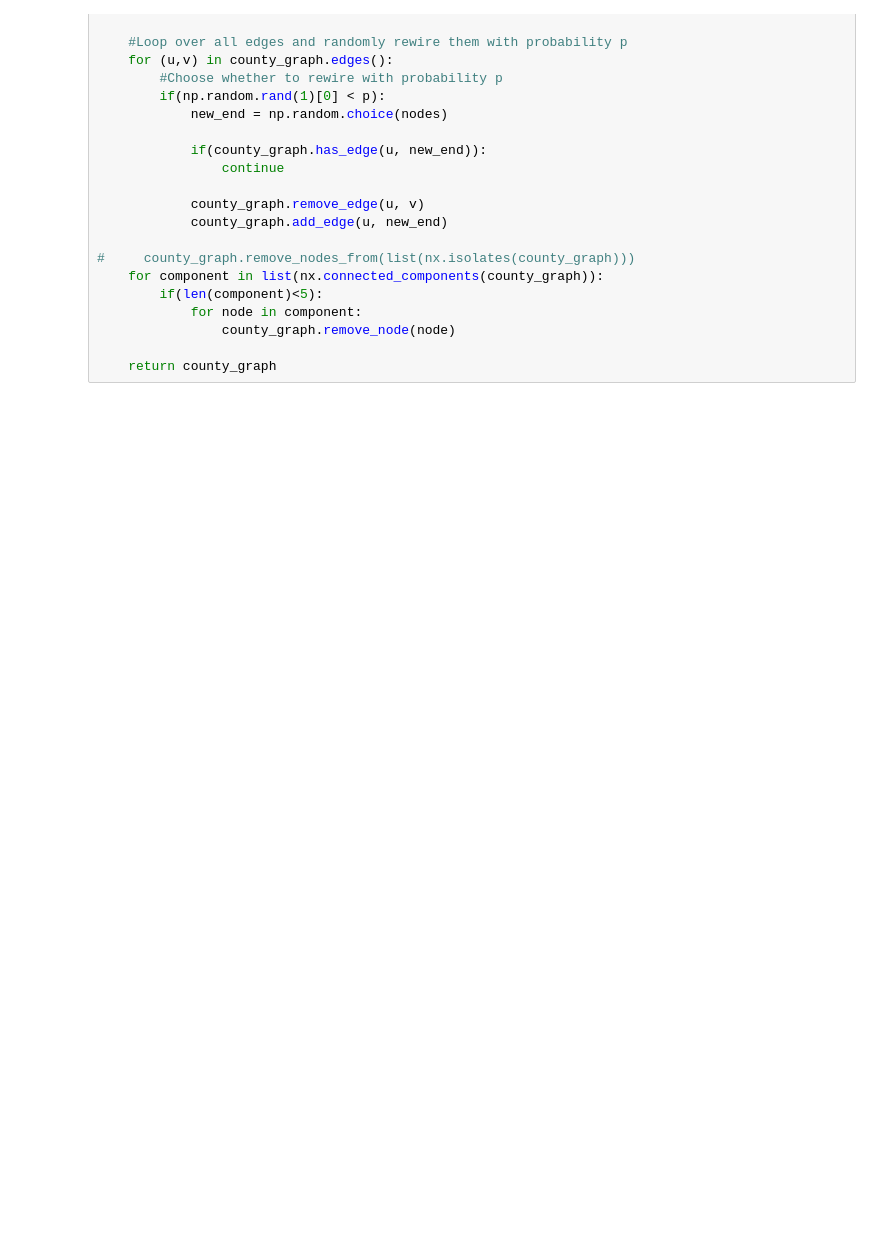
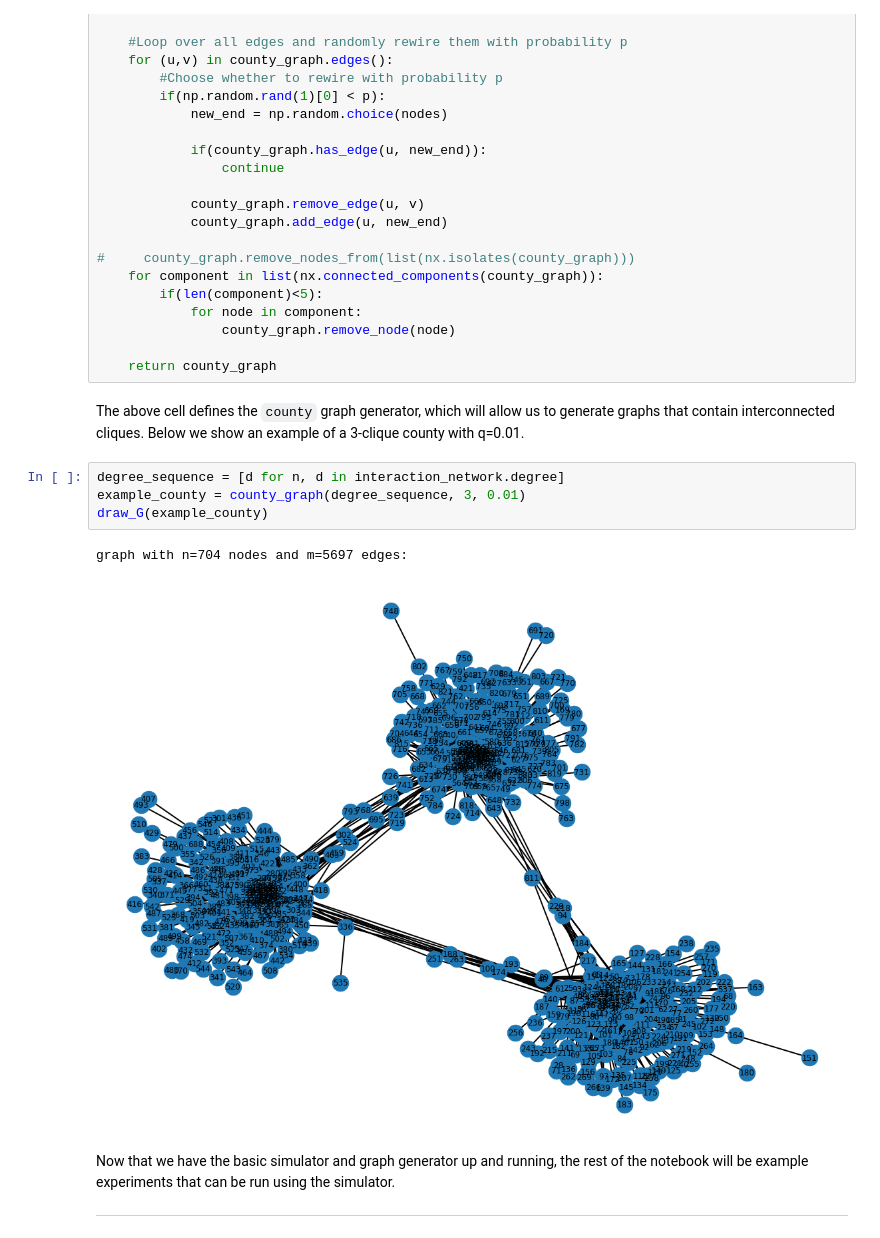
Before and after one commit to nickpalmer789/SAYERSim, a Jupyter notebook: SAYERSim.ipynb, the cells around one changed output. Saved outputs shown, nothing was run; the diff lists cells and outputs as text; blank space fills up the shorter version.

```diff
--- a/SAYERSim.ipynb
+++ b/SAYERSim.ipynb
@@ -633,3 +522,16 @@ def county_graph(degree_sequence, l, p):
                 county_graph.remove_node(node)
 
     return county_graph
+# %% [markdown]
+The above cell defines the `county` graph generator, which will allow us to generate graphs that contain interconnected cliques. Below we show an example of a 3-clique county with q=0.01.
+# %%
+degree_sequence = [d for n, d in interaction_network.degree]
+example_county = county_graph(degree_sequence, 3, 0.01)
+draw_G(example_county)
+# %% [output]
+graph with n=704 nodes and m=5697 edges:
+[figure, added]
+# %% [markdown]
+Now that we have the basic simulator and graph generator up and running, the rest of the notebook will be example experiments that can be run using the simulator.
+
+***
```
Also changed, not shown: parts of 47 cells of this notebook, 4 other files.
